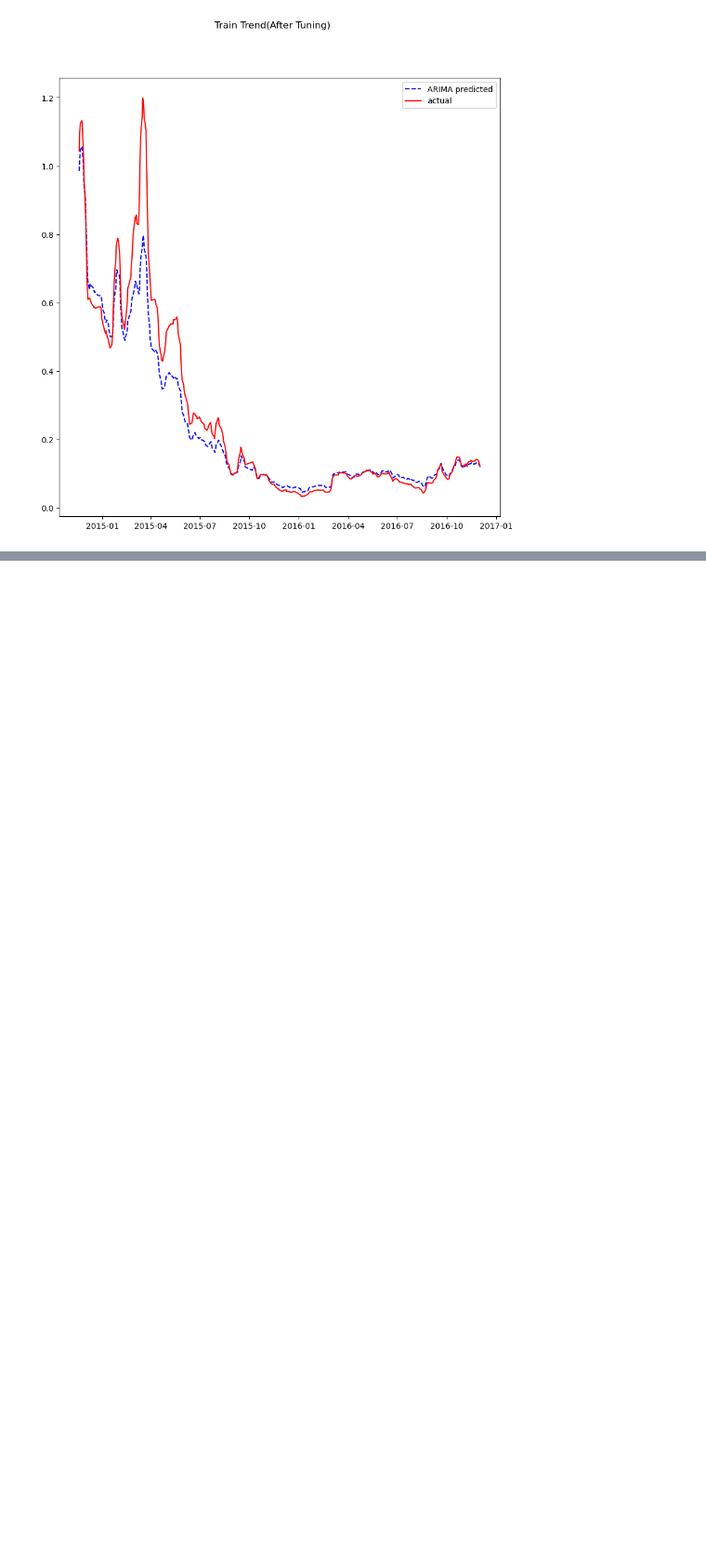
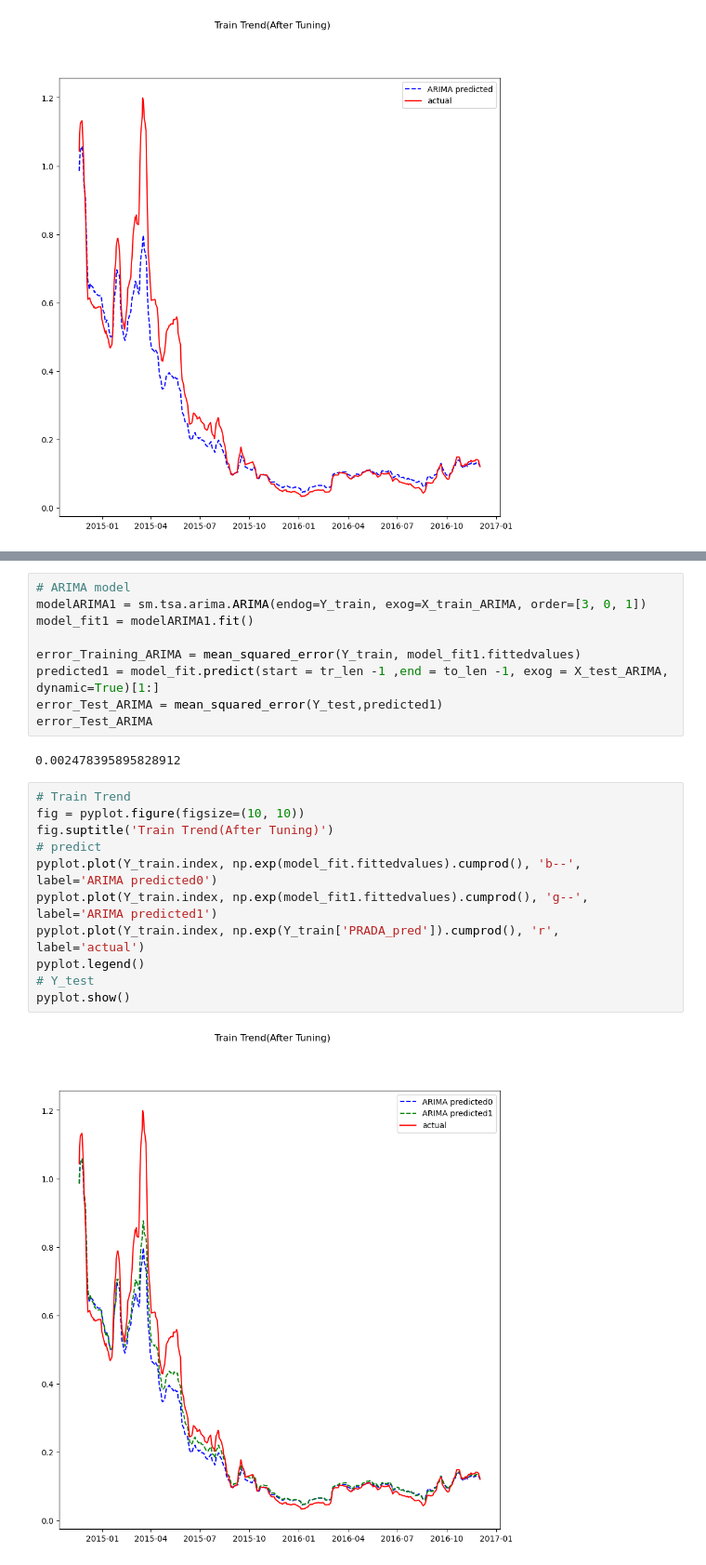
Before and after one commit to cmgun/ML-practice, a Jupyter notebook: game/HKPrada/homework.ipynb, the cells around one changed output, grey strips where cells are left out. Shown at 93% size. Drawn from its saved outputs; the diff is of its cells as text; blank space fills up the shorter version.

```diff
--- a/game/HKPrada/homework.ipynb
+++ b/game/HKPrada/homework.ipynb
@@ -608,0 +628,24 @@ pyplot.show()
+# %%
+# ARIMA model
+modelARIMA1 = sm.tsa.arima.ARIMA(endog=Y_train, exog=X_train_ARIMA, order=[3, 0, 1])
+model_fit1 = modelARIMA1.fit()
+
+error_Training_ARIMA = mean_squared_error(Y_train, model_fit1.fittedvalues)
+predicted1 = model_fit.predict(start = tr_len -1 ,end = to_len -1, exog = X_test_ARIMA, dynamic=True)[1:]
+error_Test_ARIMA = mean_squared_error(Y_test,predicted1)
+error_Test_ARIMA
+# %% [output]
+0.002478395895828912
+# %%
+# Train Trend
+fig = pyplot.figure(figsize=(10, 10))
+fig.suptitle('Train Trend(After Tuning)')
+# predict
+pyplot.plot(Y_train.index, np.exp(model_fit.fittedvalues).cumprod(), 'b--', label='ARIMA predicted0')
+pyplot.plot(Y_train.index, np.exp(model_fit1.fittedvalues).cumprod(), 'g--', label='ARIMA predicted1')
+pyplot.plot(Y_train.index, np.exp(Y_train['PRADA_pred']).cumprod(), 'r', label='actual')
+pyplot.legend()
+# Y_test
+pyplot.show()
+# %% [output]
+[figure, added]
```
Also changed, not shown: parts of 10 cells of this notebook, 1 other file.
